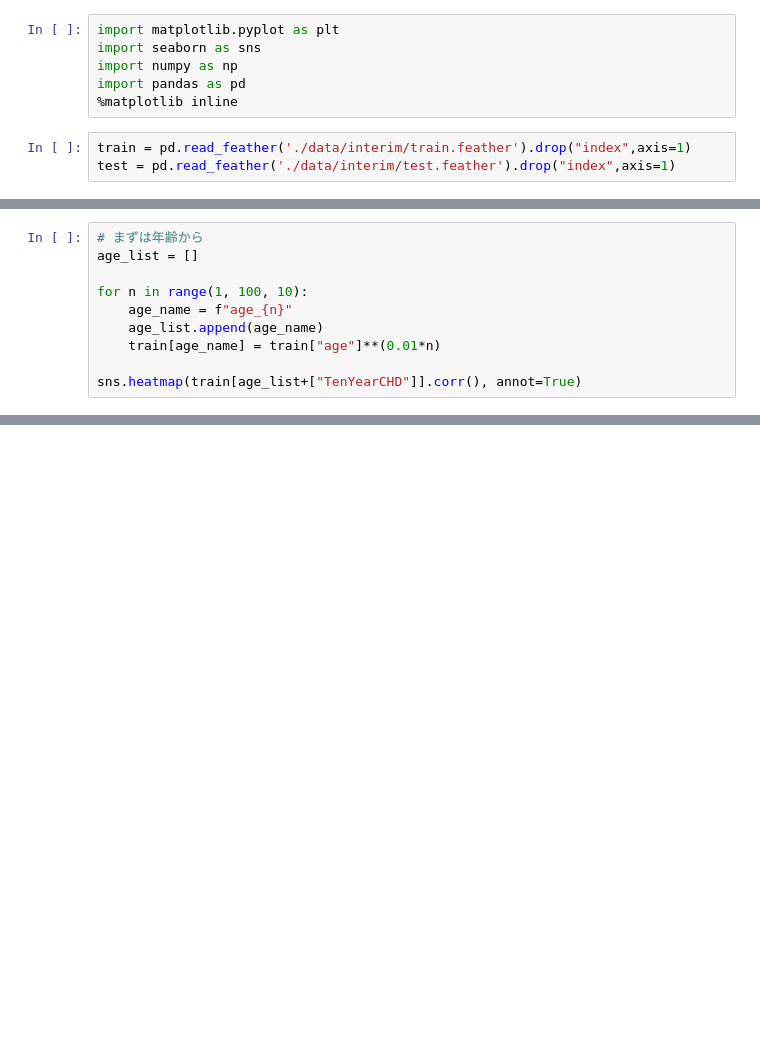
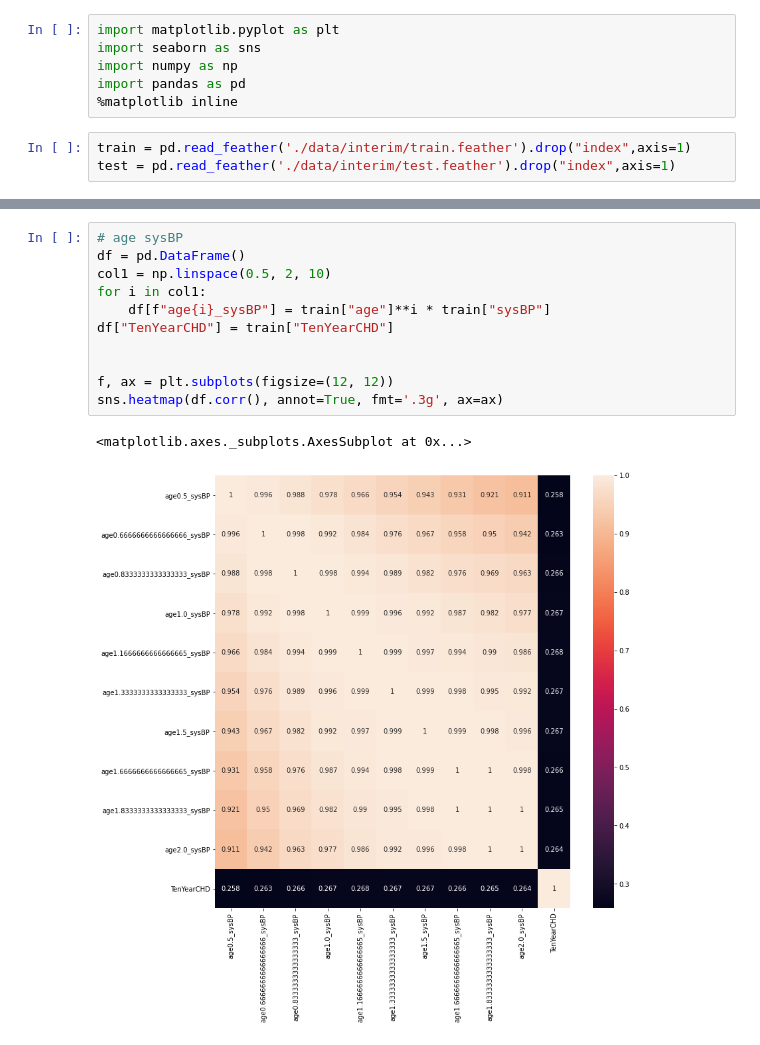
Before and after one commit to unonao/kaggle-inclass-mnesframingham, a Jupyter notebook: eda.ipynb, the cells around one changed output, grey strips where cells are left out. Cells and saved outputs as stored; diff of their text form; blank space fills up the shorter version.

```diff
--- a/eda.ipynb
+++ b/eda.ipynb
@@ -39,10 +38,0 @@ sns.heatmap(train.corr(), annot=True, ax=ax)
-# %%
-# まずは年齢から
-age_list = []
-
-for n in range(1, 100, 10):
-    age_name = f"age_{n}"
-    age_list.append(age_name)
-    train[age_name] = train["age"]**(0.01*n)
-
-sns.heatmap(train[age_list+["TenYearCHD"]].corr(), annot=True)
@@ -51,0 +59,14 @@ sns.heatmap(train[age_list+["TenYearCHD"]].corr(), annot=True)
+# %%
+# age sysBP
+df = pd.DataFrame()
+col1 = np.linspace(0.5, 2, 10)
+for i in col1:
+    df[f"age{i}_sysBP"] = train["age"]**i * train["sysBP"]
+df["TenYearCHD"] = train["TenYearCHD"]
+
+
+f, ax = plt.subplots(figsize=(12, 12))
+sns.heatmap(df.corr(), annot=True, fmt='.3g', ax=ax)
+# %% [output]
+<matplotlib.axes._subplots.AxesSubplot at 0x...>
+[figure, added]
```
Also changed, not shown: parts of 15 cells of this notebook, 17 other files.
